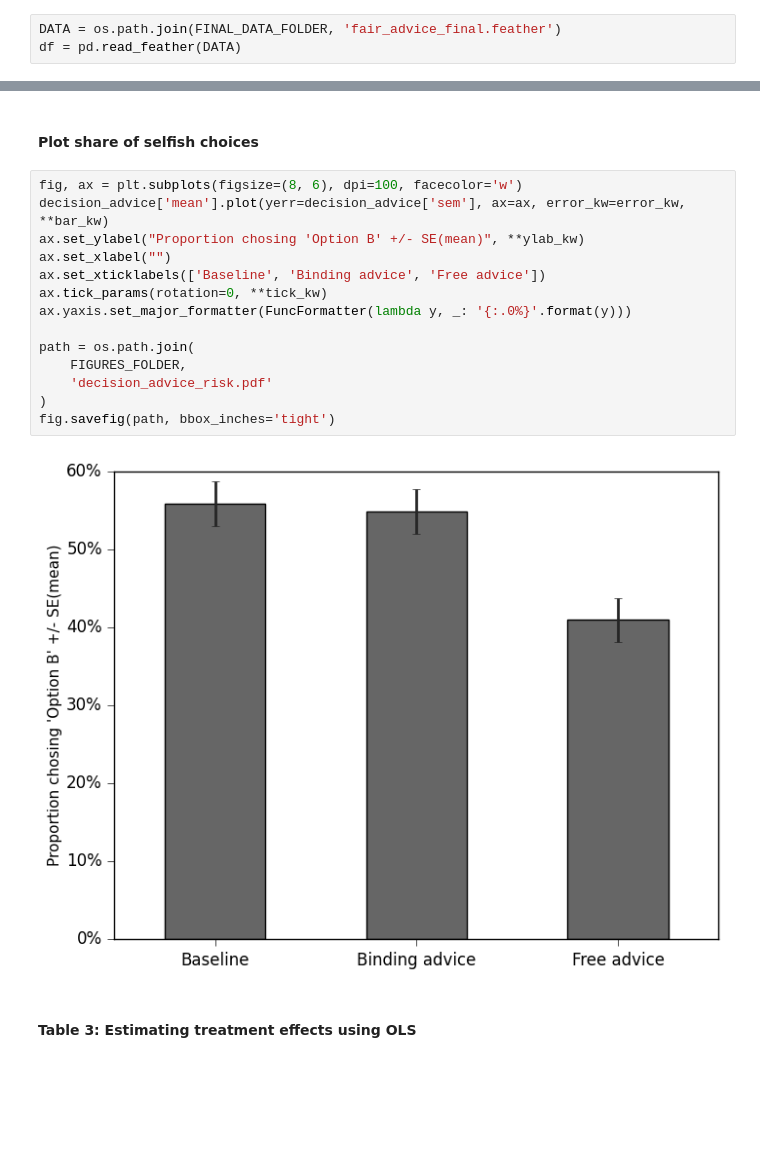
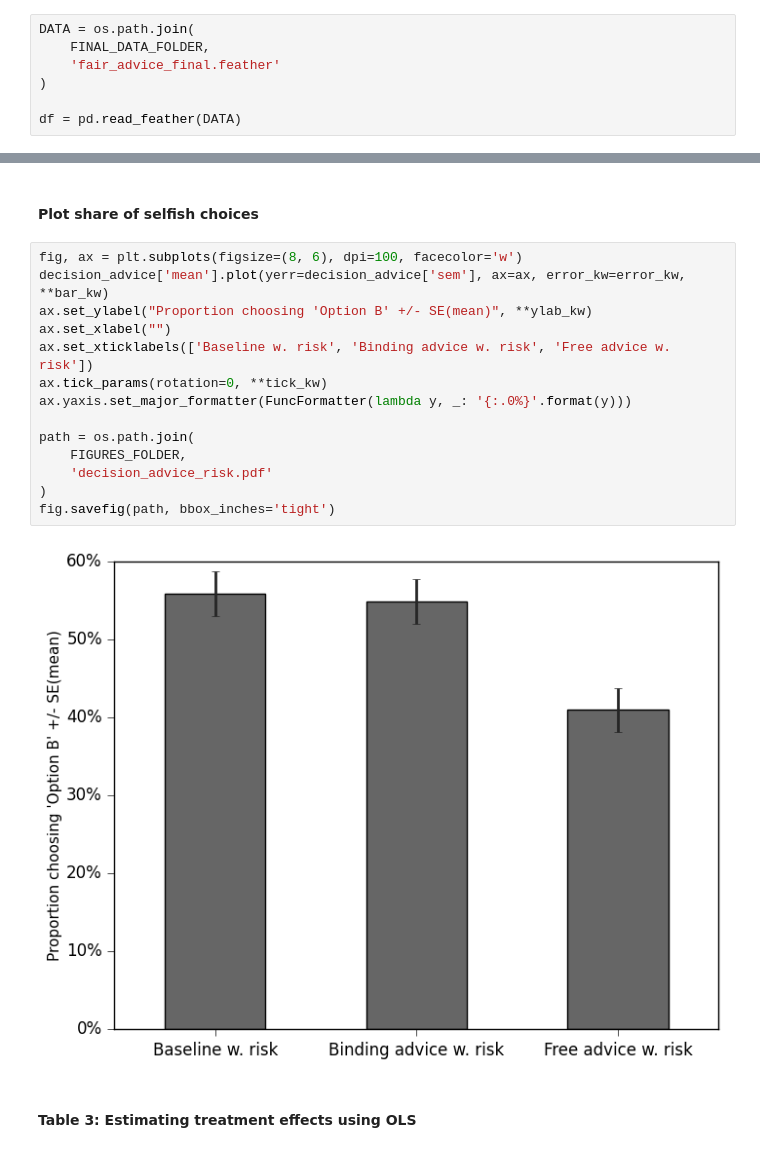
Before and after one commit to sebfest/fair_advice, a Jupyter notebook: main/notebook/3b_treatment_effects_risk.ipynb, the cells around one changed output, grey strips where cells are left out. Saved outputs shown, nothing was run; the diff lists cells and outputs as text; blank space fills up the shorter version.

```diff
--- a/main/notebook/3b_treatment_effects_risk.ipynb
+++ b/main/notebook/3b_treatment_effects_risk.ipynb
@@ -53,6 +55,10 @@ tick_kw = dict(size=5,
 # %% [markdown]
 #### Retrieving dataframe
 # %%
-DATA = os.path.join(FINAL_DATA_FOLDER, 'fair_advice_final.feather')
+DATA = os.path.join(
+    FINAL_DATA_FOLDER,
+    'fair_advice_final.feather'
+)
+
 df = pd.read_feather(DATA)
 # %% [markdown]
@@ -123,19 +129,19 @@ Binding vs. Free: Z-stat: 3.409, P-value: 0.001
 # %%
 fig, ax = plt.subplots(figsize=(8, 6), dpi=100, facecolor='w')
 decision_advice['mean'].plot(yerr=decision_advice['sem'], ax=ax, error_kw=error_kw, **bar_kw)
-ax.set_ylabel("Proportion chosing 'Option B' +/- SE(mean)", **ylab_kw)
+ax.set_ylabel("Proportion choosing 'Option B' +/- SE(mean)", **ylab_kw)
 ax.set_xlabel("")
-ax.set_xticklabels(['Baseline', 'Binding advice', 'Free advice'])
+ax.set_xticklabels(['Baseline w. risk', 'Binding advice w. risk', 'Free advice w. risk'])
 ax.tick_params(rotation=0, **tick_kw)
 ax.yaxis.set_major_formatter(FuncFormatter(lambda y, _: '{:.0%}'.format(y)))
 
 path = os.path.join(
     FIGURES_FOLDER,
     'decision_advice_risk.pdf'
 )
 fig.savefig(path, bbox_inches='tight')
 # %% [output]
-[figure, old version]
+[figure, new version]
 # %% [markdown]
 #### Table 3: Estimating treatment effects using OLS <a id='quantity'></a>
 # %%
```
Also changed, not shown: parts of 4 cells of this notebook, 6 other files.
